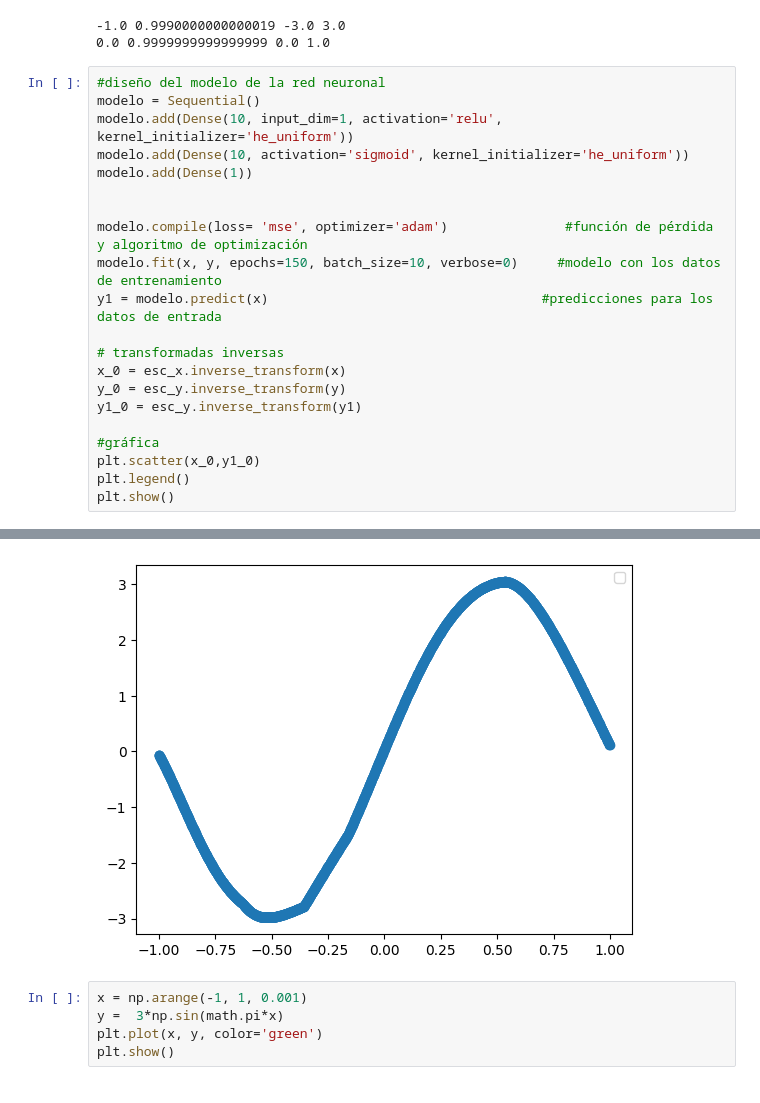
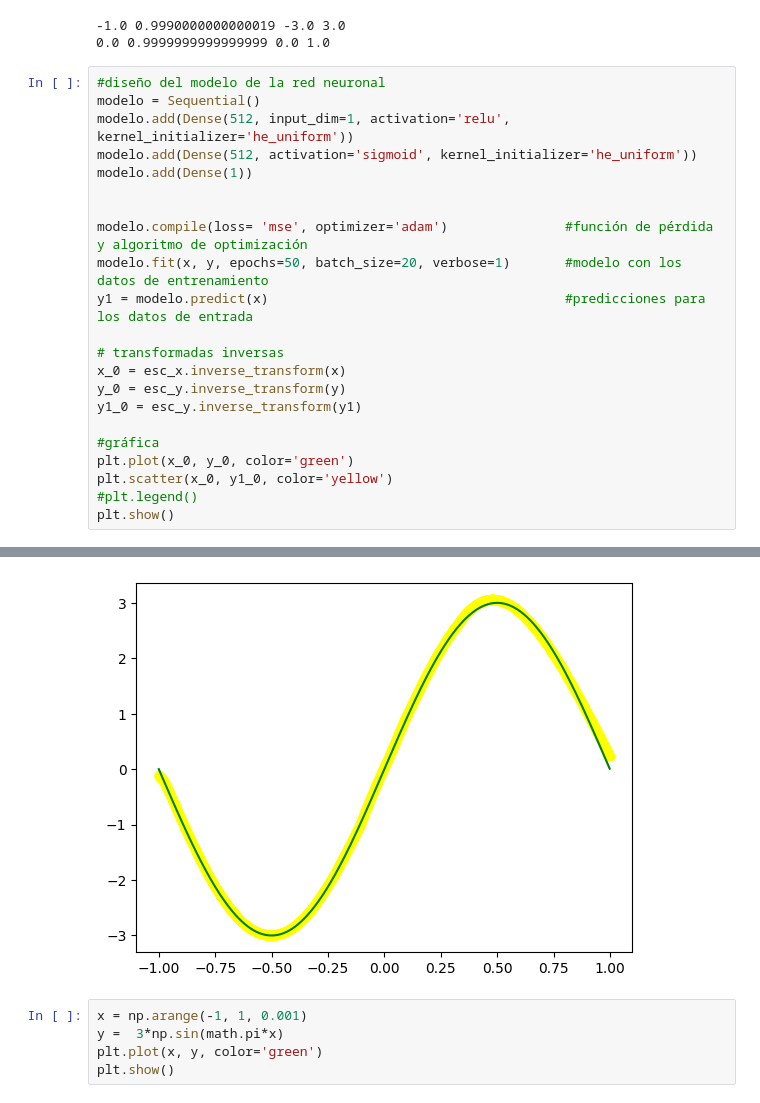
Before and after one commit to KarenLira25/Proyecto-Redes-Neuronales, a Jupyter notebook: Proyecto_Redes_Neuronales.ipynb, the cells around one changed output, grey strips where cells are left out. Drawn from its saved outputs; the diff is of its cells as text.

```diff
--- a/Proyecto_Redes_Neuronales.ipynb
+++ b/Proyecto_Redes_Neuronales.ipynb
@@ -40,14 +40,14 @@ print(x.min(), x.max(), y.min(), y.max())
 # %%
 #diseño del modelo de la red neuronal
 modelo = Sequential()
-modelo.add(Dense(10, input_dim=1, activation='relu', kernel_initializer='he_uniform'))
-modelo.add(Dense(10, activation='sigmoid', kernel_initializer='he_uniform'))
+modelo.add(Dense(512, input_dim=1, activation='relu', kernel_initializer='he_uniform'))
+modelo.add(Dense(512, activation='sigmoid', kernel_initializer='he_uniform'))
 modelo.add(Dense(1))
 
 
 modelo.compile(loss= 'mse', optimizer='adam')               #función de pérdida y algoritmo de optimización
-modelo.fit(x, y, epochs=150, batch_size=10, verbose=0)     #modelo con los datos de entrenamiento
-y1 = modelo.predict(x)                                   #predicciones para los datos de entrada
+modelo.fit(x, y, epochs=50, batch_size=20, verbose=1)       #modelo con los datos de entrenamiento
+y1 = modelo.predict(x)                                      #predicciones para los datos de entrada
 
 # transformadas inversas
 x_0 = esc_x.inverse_transform(x)
@@ -55,7 +55,8 @@ y_0 = esc_y.inverse_transform(y)
 y1_0 = esc_y.inverse_transform(y1)
 
 #gráfica
-plt.scatter(x_0,y1_0)
-plt.legend()
+plt.plot(x_0, y_0, color='green')
+plt.scatter(x_0, y1_0, color='yellow')
+#plt.legend()
 plt.show()
 # %% [output]
@@ -64,4 +80,4 @@ WARNING:matplotlib.legend:No artists with labels found to put in legend.  Note t
-[figure, old version]
+[figure, new version]
 # %%
 x = np.arange(-1, 1, 0.001)
 y =  3*np.sin(math.pi*x)
```
Also changed, not shown: parts of 1 cell of this notebook.
